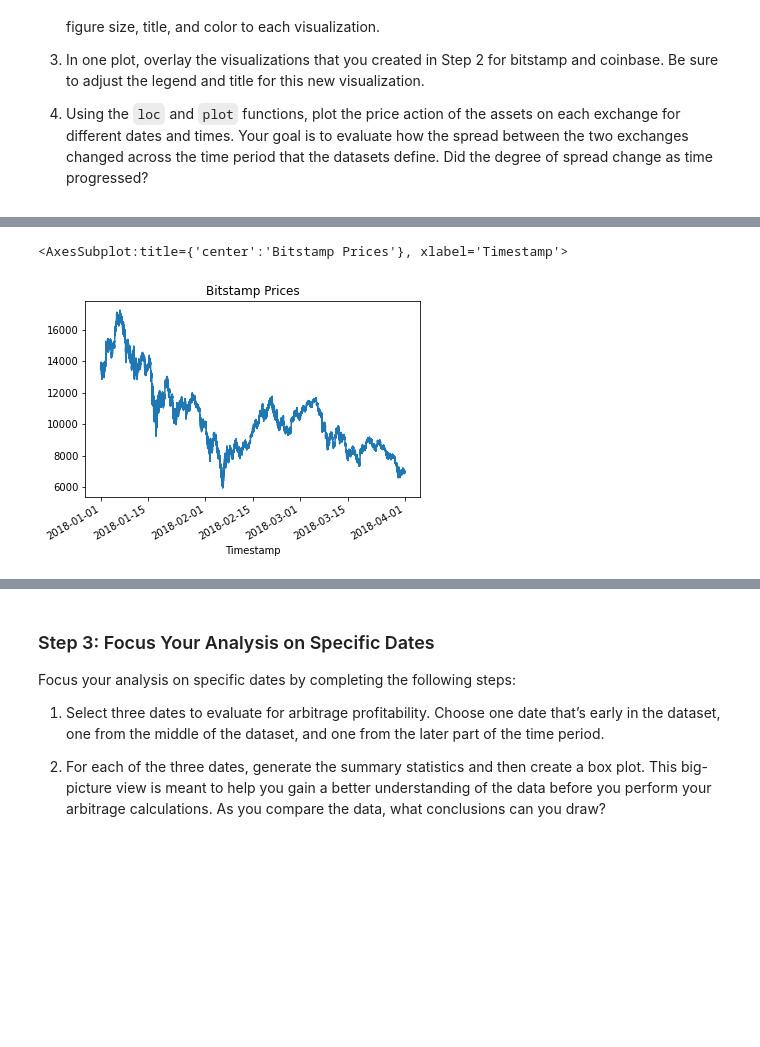
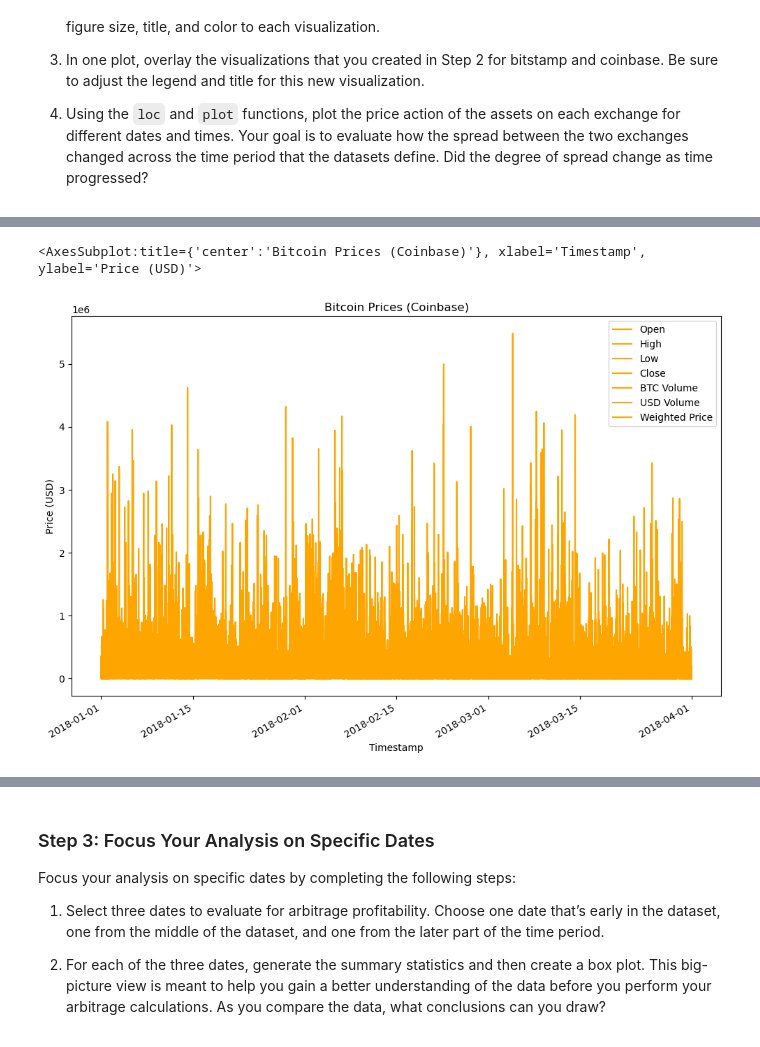
Before and after one commit to JShields07/Fintech-Module-Challenge-Week-3, a Jupyter notebook: Coding file/crypto_arbitrage.ipynb, the cells around one changed output, grey strips where cells are left out. Drawn from its saved outputs; the diff is of its cells as text; code cells hidden in the pictures; blank space fills up the shorter version.

```diff
--- a/Coding file/crypto_arbitrage.ipynb
+++ b/Coding file/crypto_arbitrage.ipynb
@@ -62,7 +64,8 @@ bitstamp_df.head()
 # The CSV file is located in the Resources folder.
 # Set the index to the column "Timestamp"
 # Set the parse_dates and infer_datetime_format parameters
-coinbase = # YOUR CODE HERE
+coinbase = Path("../Resources/bitstamp.csv")
+coinbase_df = pd.read_csv(coinbase, index_col="Timestamp", parse_dates=True, infer_datetime_format=True)
 # %%
 # Use the head (and/or tail) function to confirm that the data was imported properly.
 # YOUR CODE HERE
@@ -113,3 +136,8 @@ To prepare and clean your data for analysis, complete the following steps:
 # %%
 # Repeat Steps 1–4 for the coinbase DataFrame
 # YOUR CODE HERE
+coinbase_df.fillna(value=0, inplace=True)
+# %%
+coinbase_df["Close"] = coinbase_df["Close"].str.replace("$", "")
+# %%
+coinbase_df["Close"] = coinbase_df["Close"].astype(float)
@@ -209,10 +267,11 @@ Sort through the time series data associated with the bitstamp and coinbase Data
 # %%
 # Create a line plot for the coinbase DataFrame for the full length of time in the dataset
 # Be sure that the figure size, title, and color are tailored to each visualization
 # YOUR CODE HERE
+coinbase_df.plot(figsize=(12, 8), title="Bitcoin Prices (Coinbase)", color="orange", ylabel="Price (USD)")
 # %% [output]
-<AxesSubplot:title={'center':'Bitstamp Prices'}, xlabel='Timestamp'>
+<AxesSubplot:title={'center':'Bitcoin Prices (Coinbase)'}, xlabel='Timestamp', ylabel='Price (USD)'>
-[figure, old version]
+[figure, new version]
 # %%
 # Overlay the visualizations for the bitstamp and coinbase DataFrames in one plot
 # The plot should visualize the prices over the full lenth of the dataset
```
Also changed, not shown: parts of 19 cells of this notebook.
